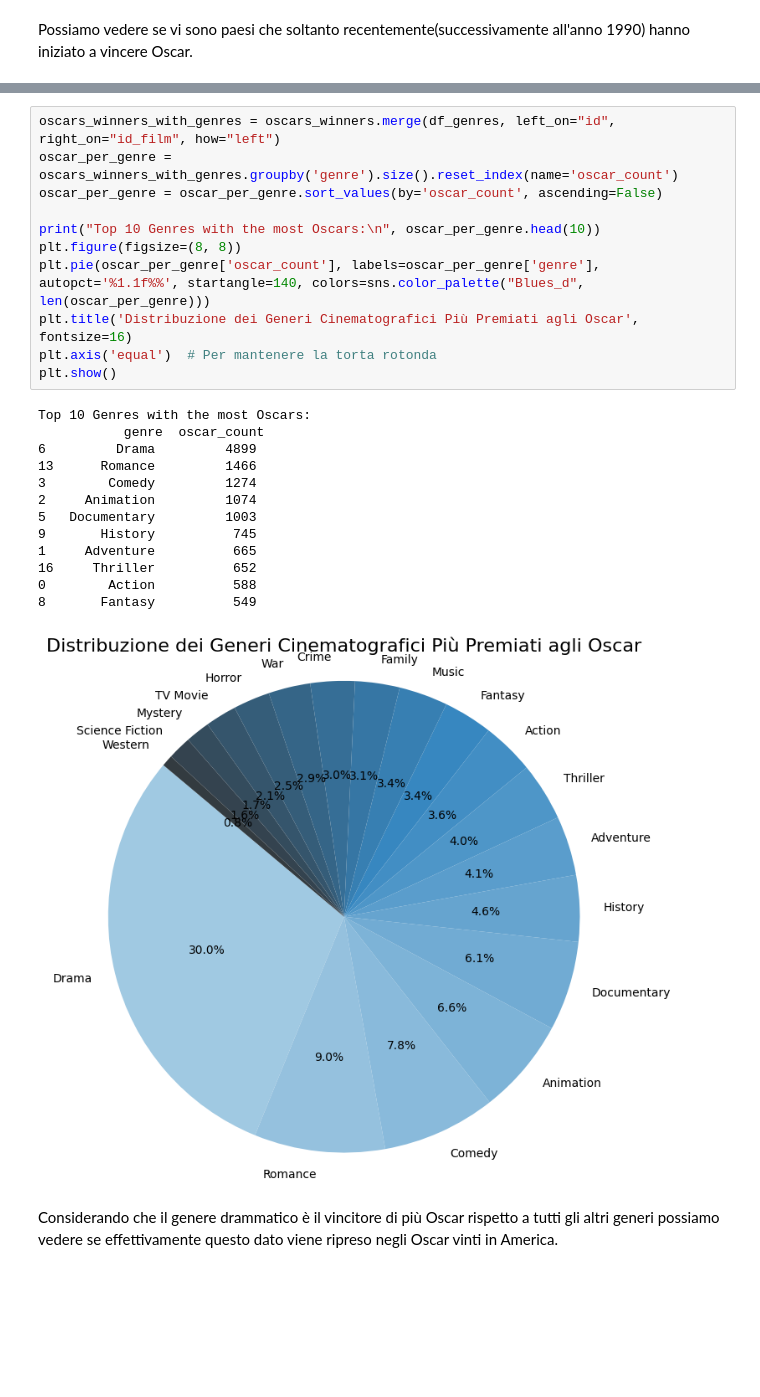
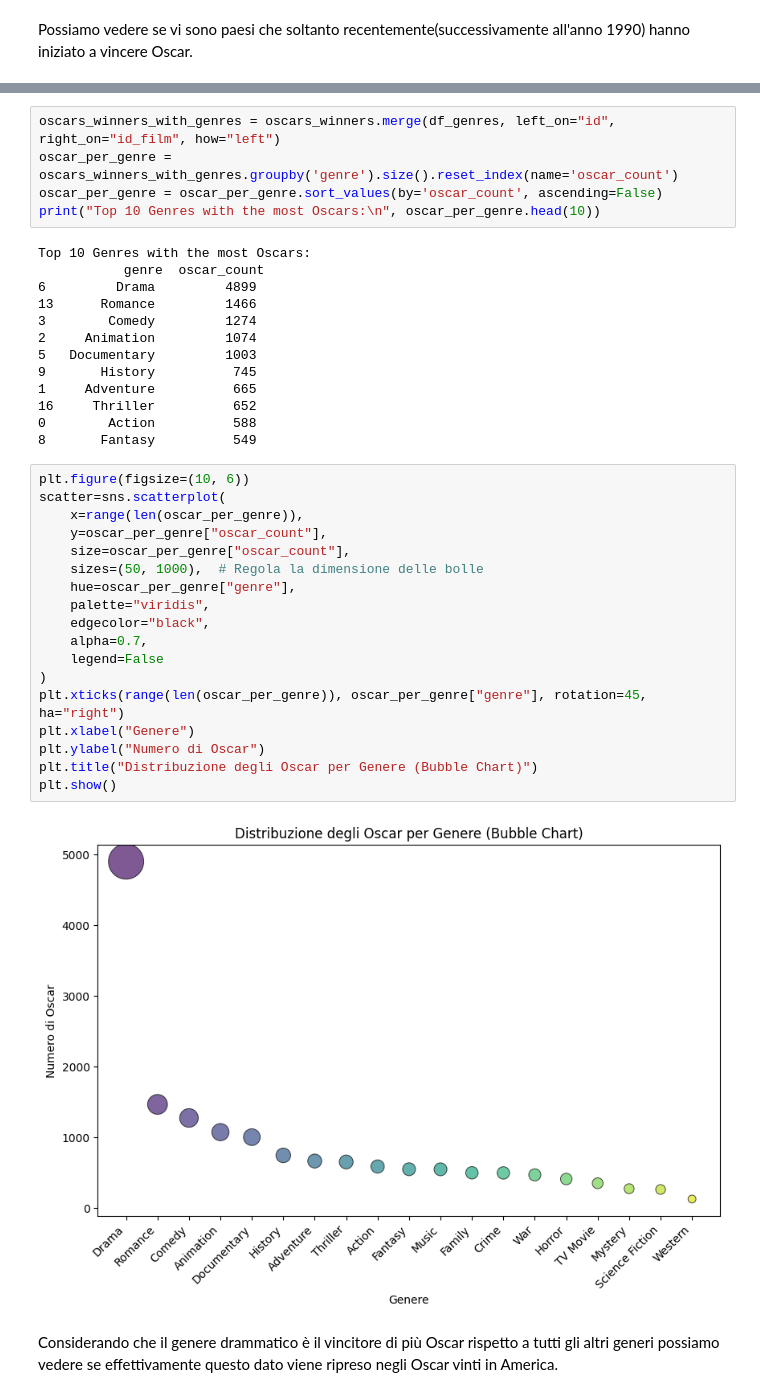
Before and after one commit to GabrieBu/freshcarrots, a Jupyter notebook: ium_Notebook/Cleaning.ipynb, the cells around one changed output, grey strips where cells are left out. Cells and saved outputs as stored; diff of their text form; blank space fills up the shorter version.

```diff
--- a/ium_Notebook/Cleaning.ipynb
+++ b/ium_Notebook/Cleaning.ipynb
@@ -930,13 +925,7 @@ Possiamo ora analizzare i generi premiati di più nella storia cinematografica,
 oscars_winners_with_genres = oscars_winners.merge(df_genres, left_on="id", right_on="id_film", how="left")
 oscar_per_genre = oscars_winners_with_genres.groupby('genre').size().reset_index(name='oscar_count')
 oscar_per_genre = oscar_per_genre.sort_values(by='oscar_count', ascending=False)
-
 print("Top 10 Genres with the most Oscars:\n", oscar_per_genre.head(10))
-plt.figure(figsize=(8, 8))
-plt.pie(oscar_per_genre['oscar_count'], labels=oscar_per_genre['genre'], autopct='%1.1f%%', startangle=140, colors=sns.color_palette("Blues_d", len(oscar_per_genre)))
-plt.title('Distribuzione dei Generi Cinematografici Più Premiati agli Oscar', fontsize=16)
-plt.axis('equal')  # Per mantenere la torta rotonda
-plt.show()
 # %% [output]
 Top 10 Genres with the most Oscars:
            genre  oscar_count
@@ -950,7 +939,26 @@ Top 10 Genres with the most Oscars:
 16     Thriller          652
 0        Action          588
 8       Fantasy          549
-[figure, removed]
+# %%
+plt.figure(figsize=(10, 6))
+scatter=sns.scatterplot(
+    x=range(len(oscar_per_genre)),
+    y=oscar_per_genre["oscar_count"],
+    size=oscar_per_genre["oscar_count"],
+    sizes=(50, 1000),  # Regola la dimensione delle bolle
+    hue=oscar_per_genre["genre"],
+    palette="viridis",
+    edgecolor="black",
+    alpha=0.7,
+    legend=False
+)
+plt.xticks(range(len(oscar_per_genre)), oscar_per_genre["genre"], rotation=45, ha="right")
+plt.xlabel("Genere")
+plt.ylabel("Numero di Oscar")
+plt.title("Distribuzione degli Oscar per Genere (Bubble Chart)")
+plt.show()
+# %% [output]
+[figure, added]
 # %% [markdown]
 Considerando che il genere drammatico è il vincitore di più Oscar rispetto a tutti gli altri generi possiamo vedere se effettivamente questo dato viene ripreso negli Oscar vinti in America.
 # %%
```
Also changed, not shown: parts of 24 cells of this notebook.
